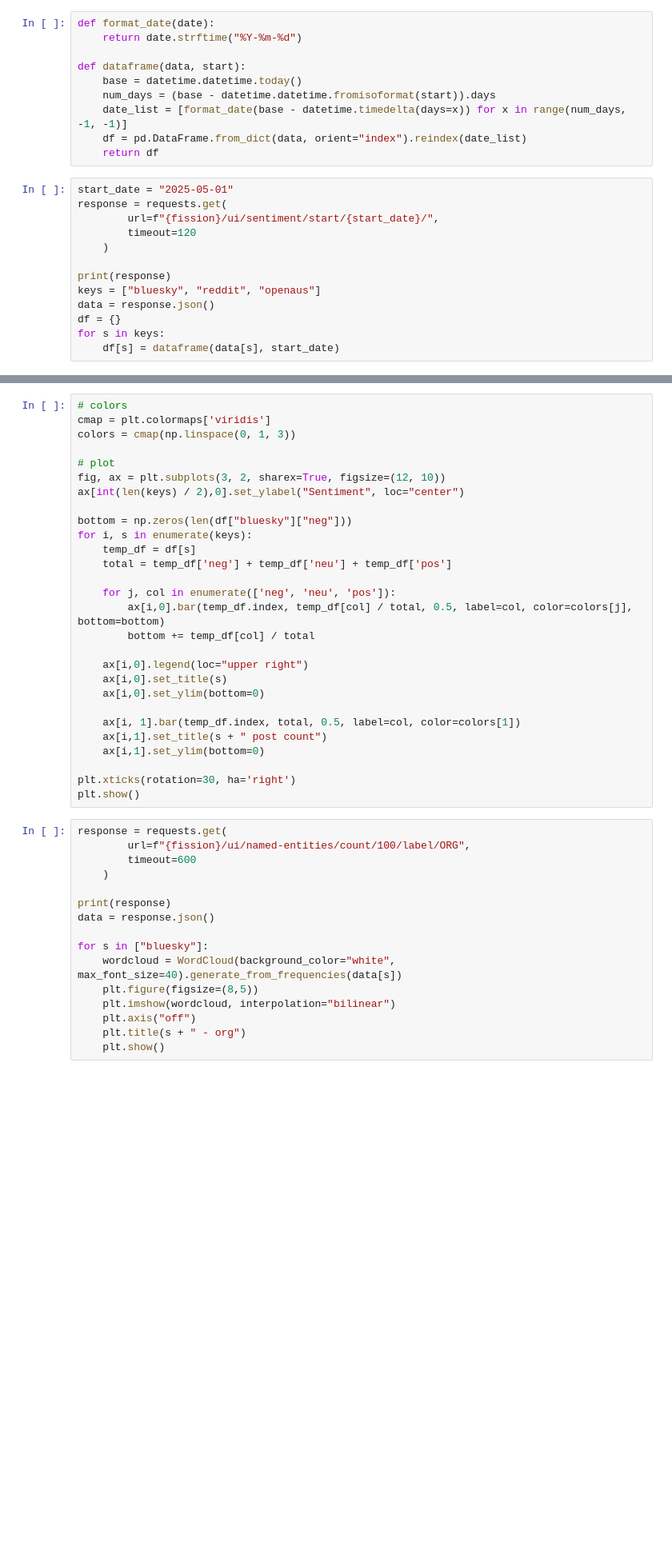
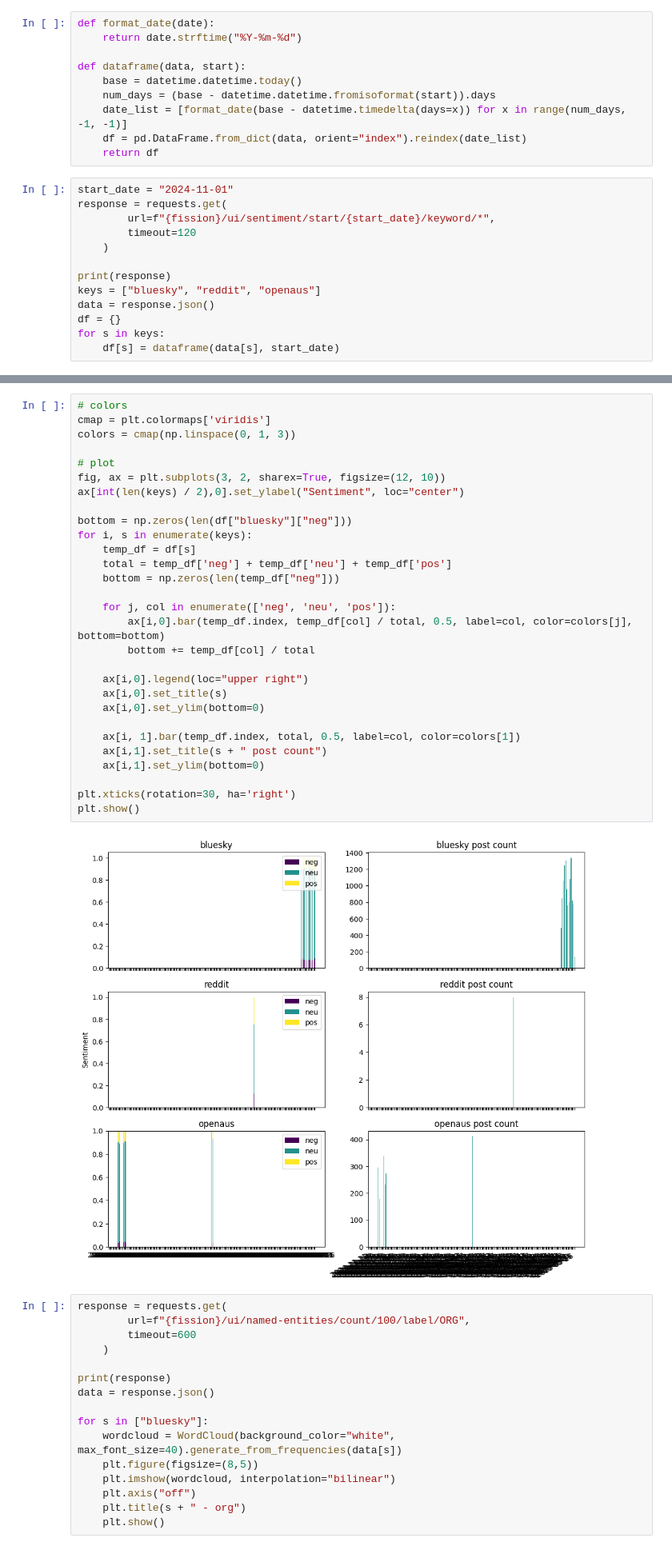
Before and after one commit to I-ueRya-n/CLOUD-NATIVE-REAL-TIME-BIG-DATA-PIPELINE-ANALYTICS, a Jupyter notebook: examples/sample.ipynb, the cells around one changed output, grey strips where cells are left out. Shown: that part at 80% size. Cells and saved outputs as stored; diff of their text form; blank space fills up the shorter version.

```diff
--- a/examples/sample.ipynb
+++ b/examples/sample.ipynb
@@ -18,9 +18,9 @@ def dataframe(data, start):
     df = pd.DataFrame.from_dict(data, orient="index").reindex(date_list)
     return df
 # %%
-start_date = "2025-05-01"
+start_date = "2024-11-01"
 response = requests.get(
-        url=f"{fission}/ui/sentiment/start/{start_date}/",
+        url=f"{fission}/ui/sentiment/start/{start_date}/keyword/*",
         timeout=120
     )
 
@@ -36,31 +35,34 @@ KeyError: 'bluesky'
 # %%
 # colors
 cmap = plt.colormaps['viridis']
 colors = cmap(np.linspace(0, 1, 3))
 
 # plot
 fig, ax = plt.subplots(3, 2, sharex=True, figsize=(12, 10))
 ax[int(len(keys) / 2),0].set_ylabel("Sentiment", loc="center")
 
 bottom = np.zeros(len(df["bluesky"]["neg"]))
 for i, s in enumerate(keys):
     temp_df = df[s]
     total = temp_df['neg'] + temp_df['neu'] + temp_df['pos']
+    bottom = np.zeros(len(temp_df["neg"]))
 
     for j, col in enumerate(['neg', 'neu', 'pos']):
         ax[i,0].bar(temp_df.index, temp_df[col] / total, 0.5, label=col, color=colors[j], bottom=bottom)
         bottom += temp_df[col] / total
 
     ax[i,0].legend(loc="upper right")
     ax[i,0].set_title(s)
     ax[i,0].set_ylim(bottom=0)
 
     ax[i, 1].bar(temp_df.index, total, 0.5, label=col, color=colors[1])
     ax[i,1].set_title(s + " post count")
     ax[i,1].set_ylim(bottom=0)
 
 plt.xticks(rotation=30, ha='right')
 plt.show()
+# %% [output]
+[figure, added]
 # %%
 response = requests.get(
         url=f"{fission}/ui/named-entities/count/100/label/ORG",
```
Also changed, not shown: parts of 1 cell of this notebook, 12 other files.
